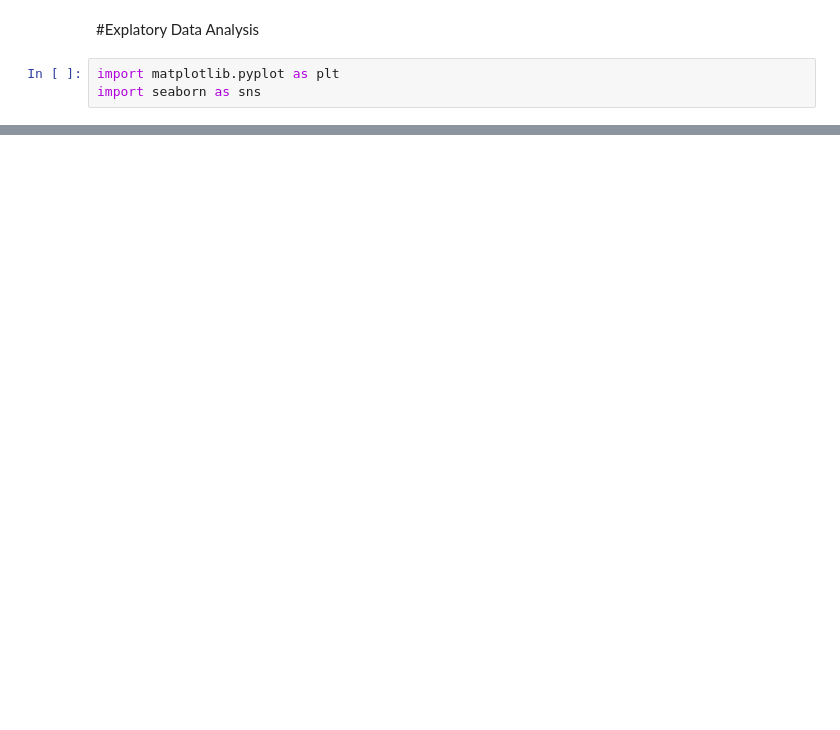
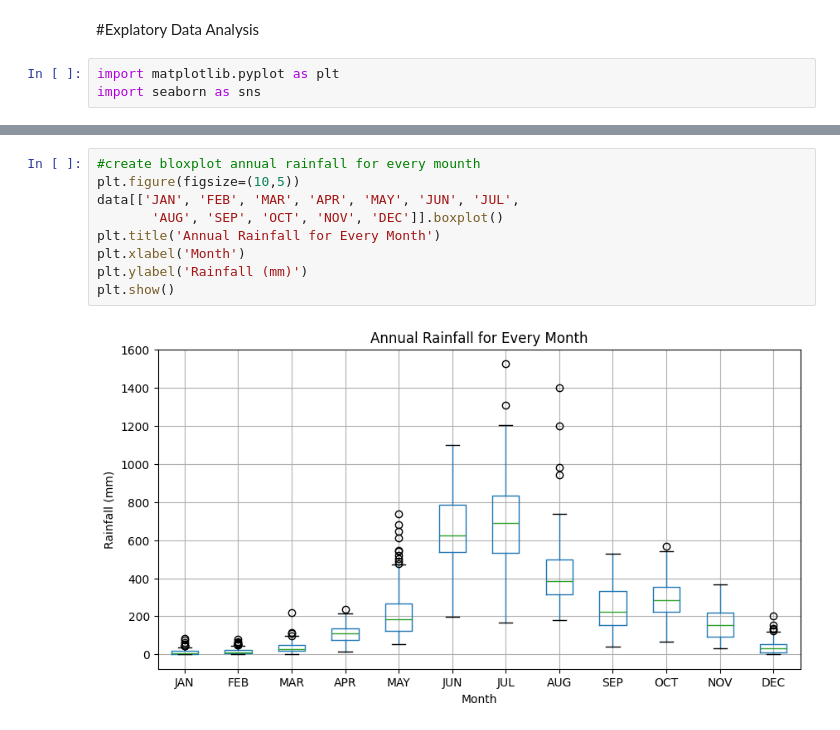
Before and after one commit to rjrizani/machine-learning, a Jupyter notebook: Flood_prediction.ipynb, the cells around one changed output, grey strips where cells are left out. Drawn from its saved outputs; the diff is of its cells as text; blank space fills up the shorter version.

```diff
--- a/Flood_prediction.ipynb
+++ b/Flood_prediction.ipynb
@@ -96,0 +113,11 @@ import seaborn as sns
+# %%
+#create bloxplot annual rainfall for every mounth
+plt.figure(figsize=(10,5))
+data[['JAN', 'FEB', 'MAR', 'APR', 'MAY', 'JUN', 'JUL',
+       'AUG', 'SEP', 'OCT', 'NOV', 'DEC']].boxplot()
+plt.title('Annual Rainfall for Every Month')
+plt.xlabel('Month')
+plt.ylabel('Rainfall (mm)')
+plt.show()
+# %% [output]
+[figure, added]
```
Also changed, not shown: parts of 16 cells of this notebook.
